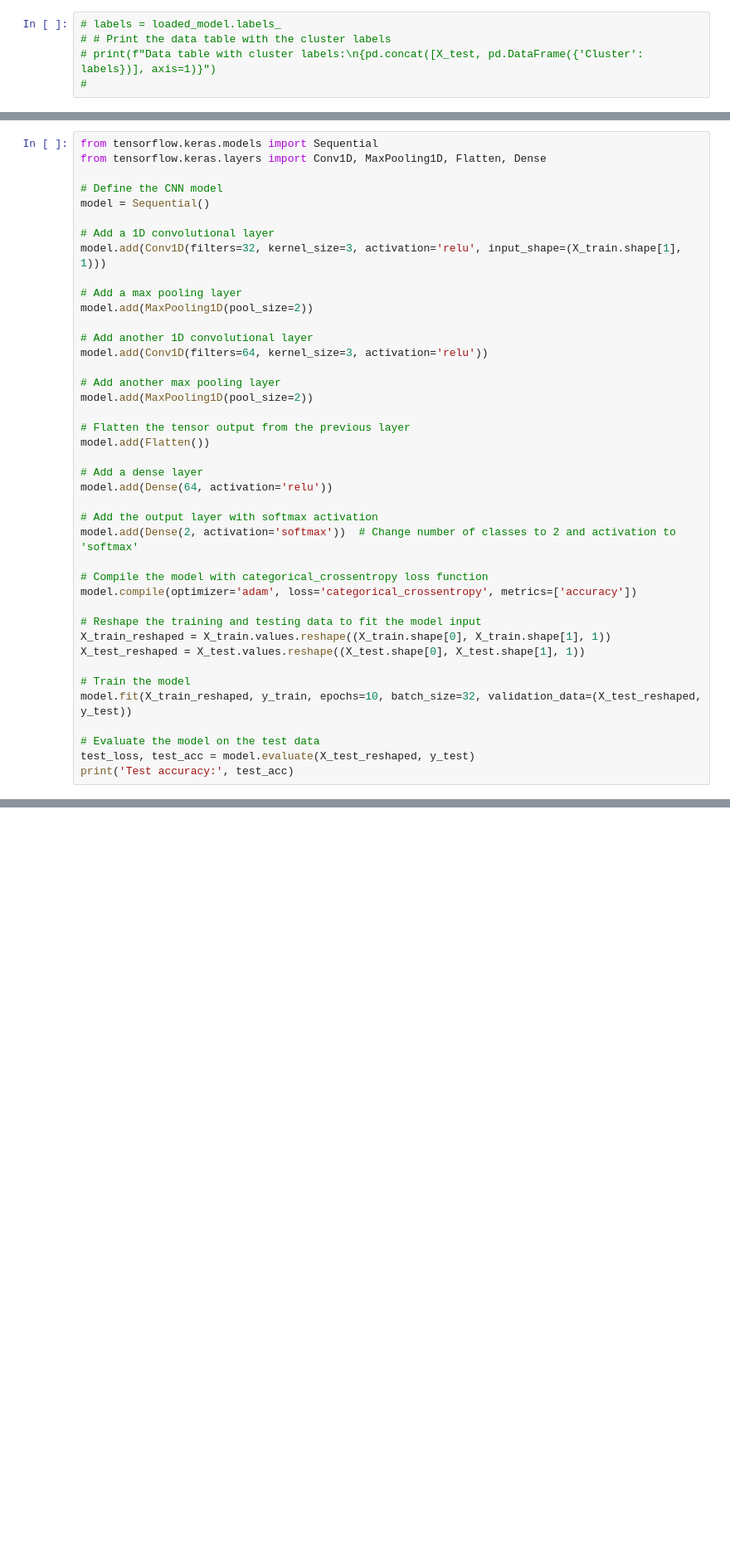
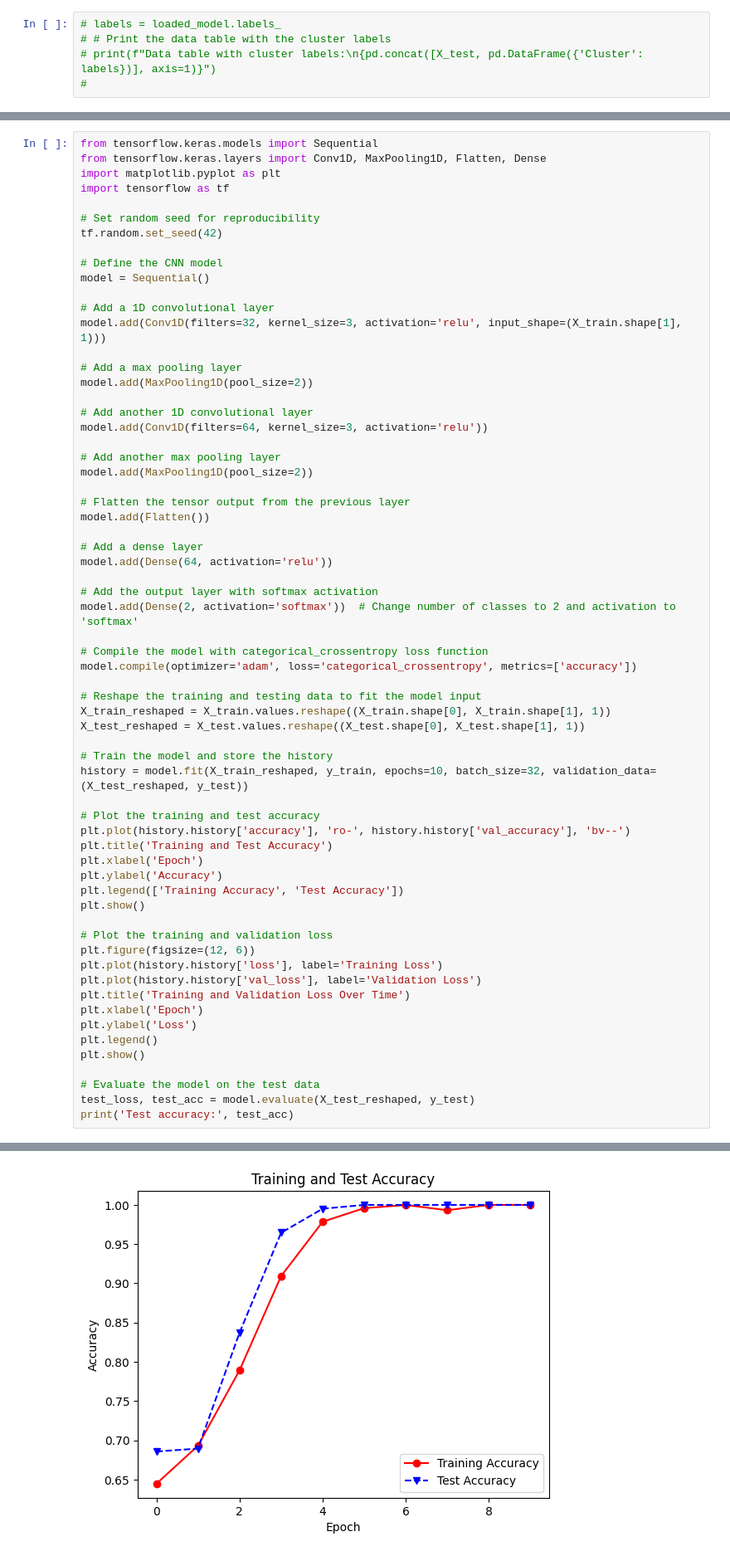
Before and after one commit to Devoalda/CSC3105_Project, a Jupyter notebook: Project.ipynb, the cells around one changed output, grey strips where cells are left out. Shown at 83% size. Drawn from its saved outputs; the diff is of its cells as text; blank space fills up the shorter version.

```diff
--- a/Project.ipynb
+++ b/Project.ipynb
@@ -939,6 +939,11 @@ In the context of a CNN, the integral is replaced by a sum over the discrete spa
 # %%
 from tensorflow.keras.models import Sequential
 from tensorflow.keras.layers import Conv1D, MaxPooling1D, Flatten, Dense
+import matplotlib.pyplot as plt
+import tensorflow as tf
+
+# Set random seed for reproducibility
+tf.random.set_seed(42)
 
 # Define the CNN model
 model = Sequential()
@@ -971,8 +976,26 @@ model.compile(optimizer='adam', loss='categorical_crossentropy', metrics=['accur
 X_train_reshaped = X_train.values.reshape((X_train.shape[0], X_train.shape[1], 1))
 X_test_reshaped = X_test.values.reshape((X_test.shape[0], X_test.shape[1], 1))
 
-# Train the model
-model.fit(X_train_reshaped, y_train, epochs=10, batch_size=32, validation_data=(X_test_reshaped, y_test))
+# Train the model and store the history
+history = model.fit(X_train_reshaped, y_train, epochs=10, batch_size=32, validation_data=(X_test_reshaped, y_test))
+
+# Plot the training and test accuracy
+plt.plot(history.history['accuracy'], 'ro-', history.history['val_accuracy'], 'bv--')
+plt.title('Training and Test Accuracy')
+plt.xlabel('Epoch')
+plt.ylabel('Accuracy')
+plt.legend(['Training Accuracy', 'Test Accuracy'])
+plt.show()
+
+# Plot the training and validation loss
+plt.figure(figsize=(12, 6))
+plt.plot(history.history['loss'], label='Training Loss')
+plt.plot(history.history['val_loss'], label='Validation Loss')
+plt.title('Training and Validation Loss Over Time')
+plt.xlabel('Epoch')
+plt.ylabel('Loss')
+plt.legend()
+plt.show()
 
 # Evaluate the model on the test data
 test_loss, test_acc = model.evaluate(X_test_reshaped, y_test)
@@ -997,0 +1024 @@ Test accuracy: 0.7013095021247864
+[figure, added]
```
Also changed, not shown: parts of 4 cells of this notebook, 2 other files.
